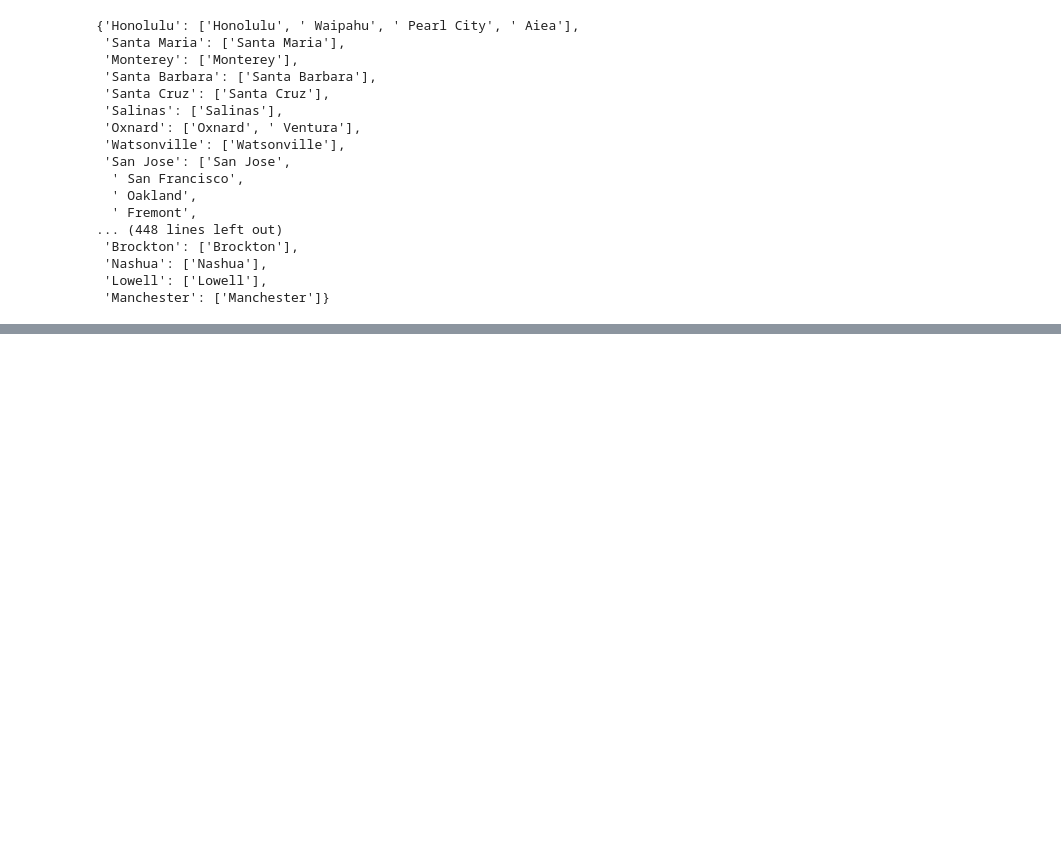
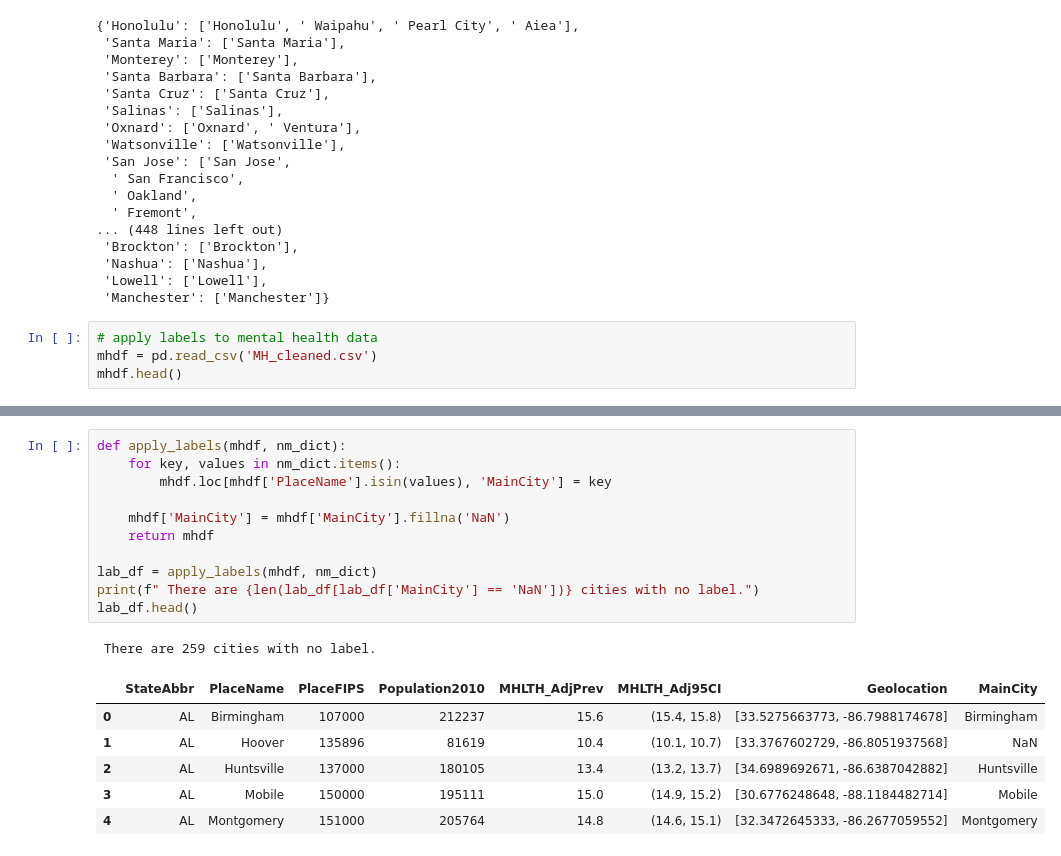
Before and after one commit to shuting2023/Natures_Rx, a Jupyter notebook: GPUS_GPKG.ipynb, the cells around one changed output, grey strips where cells are left out. Drawn from its saved outputs; the diff is of its cells as text; blank space fills up the shorter version.

Commit message:
try to label mental health cities

```diff
--- a/GPUS_GPKG.ipynb
+++ b/GPUS_GPKG.ipynb
@@ -102,3 +103,7 @@ nm_dict
  'Nashua': ['Nashua'],
  'Lowell': ['Lowell'],
  'Manchester': ['Manchester']}
+# %%
+# apply labels to mental health data
+mhdf = pd.read_csv('MH_cleaned.csv')
+mhdf.head()
@@ -104,0 +117,19 @@ nm_dict
+# %%
+def apply_labels(mhdf, nm_dict):
+    for key, values in nm_dict.items():
+        mhdf.loc[mhdf['PlaceName'].isin(values), 'MainCity'] = key
+
+    mhdf['MainCity'] = mhdf['MainCity'].fillna('NaN')
+    return mhdf
+
+lab_df = apply_labels(mhdf, nm_dict)
+print(f" There are {len(lab_df[lab_df['MainCity'] == 'NaN'])} cities with no label.")
+lab_df.head()
+# %% [output]
+ There are 259 cities with no label.
+|  | StateAbbr | PlaceName | PlaceFIPS | Population2010 | MHLTH_AdjPrev | MHLTH_Adj95CI | Geolocation | MainCity |
+| 0 | AL | Birmingham | 107000 | 212237 | 15.6 | (15.4, 15.8) | [33.5275663773, -86.7988174678] | Birmingham |
+| 1 | AL | Hoover | 135896 | 81619 | 10.4 | (10.1, 10.7) | [33.3767602729, -86.8051937568] | NaN |
+| 2 | AL | Huntsville | 137000 | 180105 | 13.4 | (13.2, 13.7) | [34.6989692671, -86.6387042882] | Huntsville |
+| 3 | AL | Mobile | 150000 | 195111 | 15.0 | (14.9, 15.2) | [30.6776248648, -88.1184482714] | Mobile |
+| 4 | AL | Montgomery | 151000 | 205764 | 14.8 | (14.6, 15.1) | [32.3472645333, -86.2677059552] | Montgomery |
```
Also changed, not shown: parts of 2 cells of this notebook.
